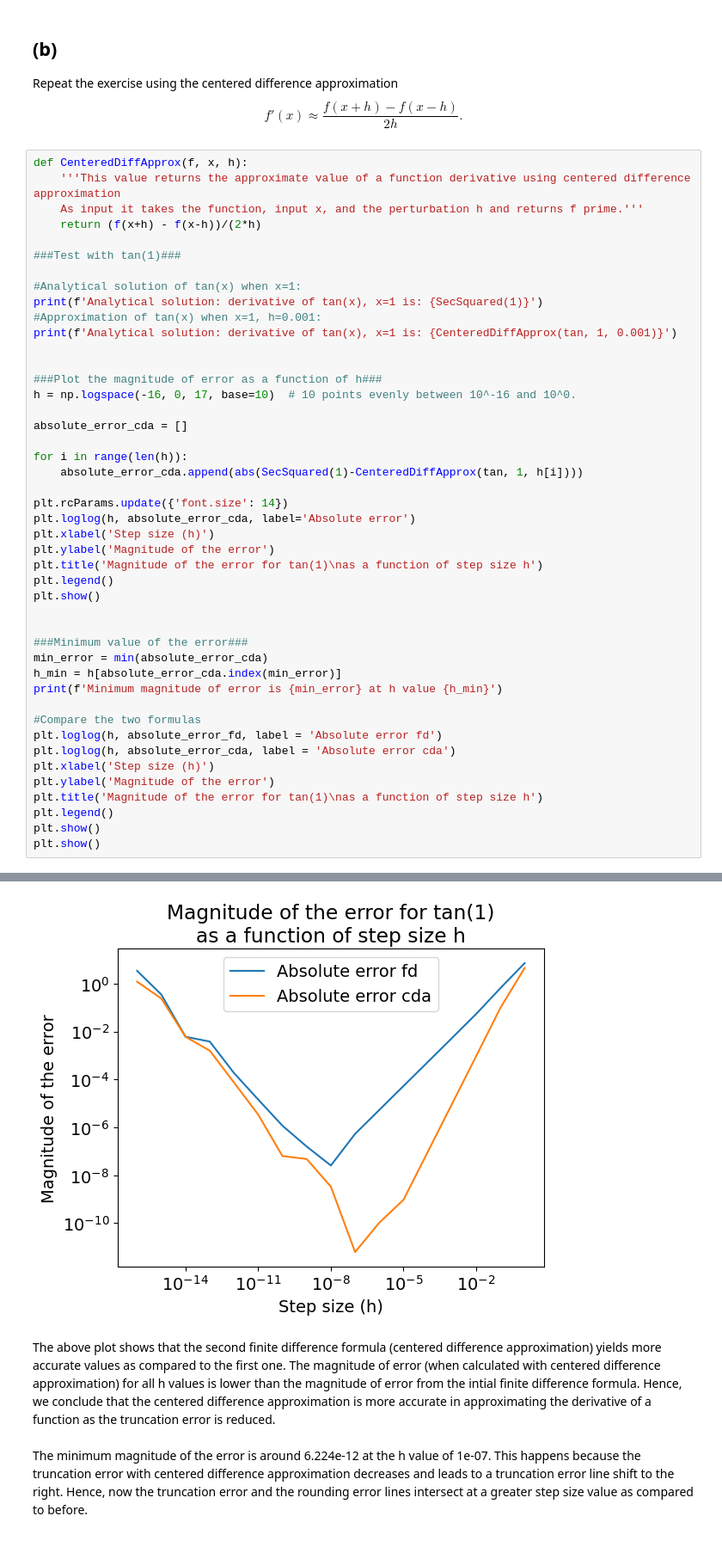
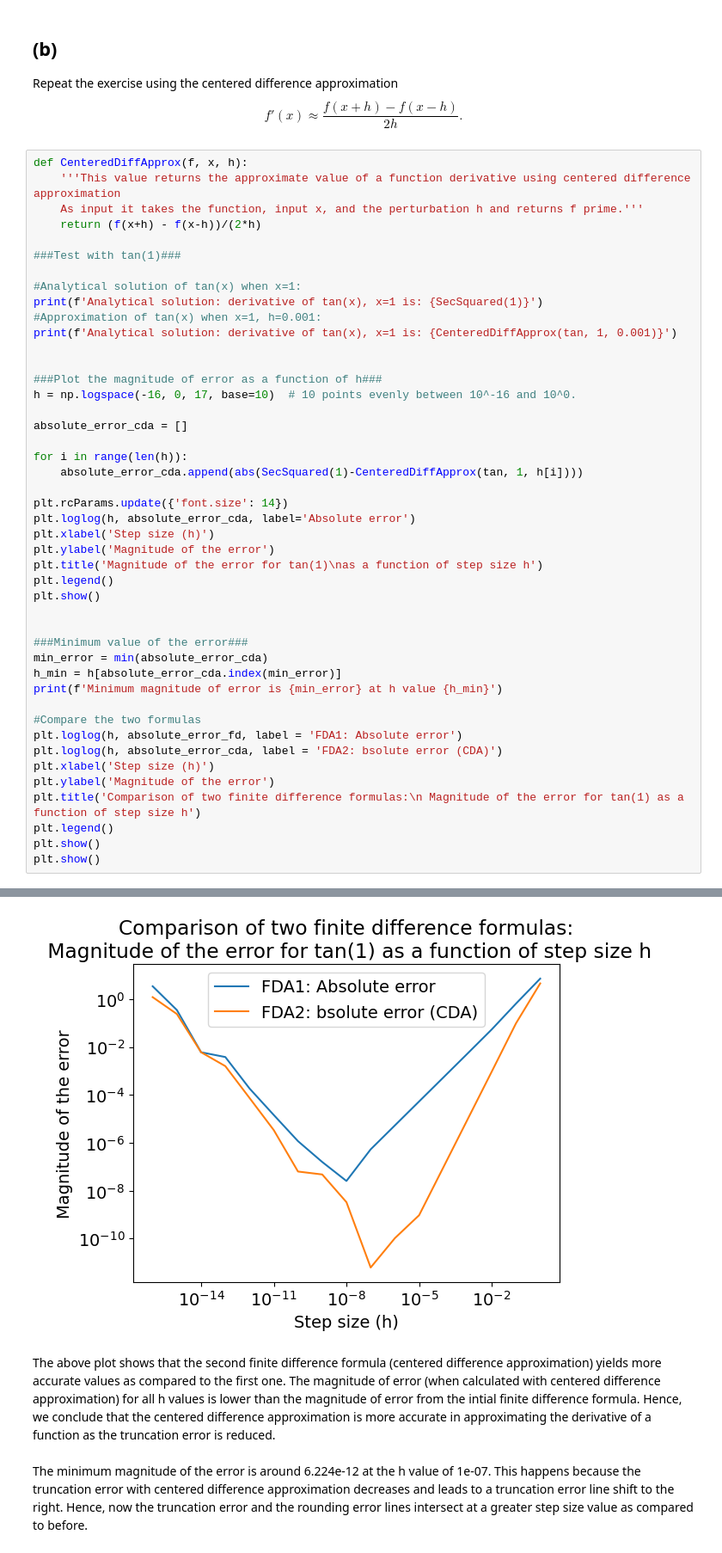
Before and after one commit to guoda23/NumericalAlgorithms, a Jupyter notebook: hw1_2023.ipynb, the cells around one changed output, grey strips where cells are left out. Shown at 86% size. Drawn from its saved outputs; the diff is of its cells as text.

```diff
--- a/hw1_2023.ipynb
+++ b/hw1_2023.ipynb
@@ -178,37 +178,37 @@ h = np.logspace(-16, 0, 17, base=10)  # 10 points evenly between 10^-16 and 10^0
 absolute_error_cda = []
 
 for i in range(len(h)):
     absolute_error_cda.append(abs(SecSquared(1)-CenteredDiffApprox(tan, 1, h[i])))
 
 plt.rcParams.update({'font.size': 14})
 plt.loglog(h, absolute_error_cda, label='Absolute error')
 plt.xlabel('Step size (h)')
 plt.ylabel('Magnitude of the error')
 plt.title('Magnitude of the error for tan(1)\nas a function of step size h')
 plt.legend()
 plt.show()
 
 
 ###Minimum value of the error###
 min_error = min(absolute_error_cda)
 h_min = h[absolute_error_cda.index(min_error)]
 print(f'Minimum magnitude of error is {min_error} at h value {h_min}')
 
 #Compare the two formulas
-plt.loglog(h, absolute_error_fd, label = 'Absolute error fd')
-plt.loglog(h, absolute_error_cda, label = 'Absolute error cda')
+plt.loglog(h, absolute_error_fd, label = 'FDA1: Absolute error')
+plt.loglog(h, absolute_error_cda, label = 'FDA2: bsolute error (CDA)')
 plt.xlabel('Step size (h)')
 plt.ylabel('Magnitude of the error')
-plt.title('Magnitude of the error for tan(1)\nas a function of step size h')
+plt.title('Comparison of two finite difference formulas:\n Magnitude of the error for tan(1) as a function of step size h')
 plt.legend()
 plt.show()
 plt.show()
 # %% [output]
 Analytical solution: derivative of tan(x), x=1 is: 3.425518820814759
 Analytical solution: derivative of tan(x), x=1 is: 3.4255282713434587
 [figure]
 Minimum magnitude of error is 6.2239102760486276e-12 at h value 1e-07
-[figure, old version]
+[figure, new version]
 # %% [markdown]
 The above plot shows that the second finite difference formula (centered difference approximation) yields more accurate values as compared to the first one. The magnitude of error (when calculated with centered difference approximation) for all h values is lower than the magnitude of error from the intial finite difference formula. Hence, we conclude that the centered difference approximation is more accurate in approximating the derivative of a function as the truncation error is reduced.
 <br><br>
```
Also changed, not shown: parts of 3 cells of this notebook.
